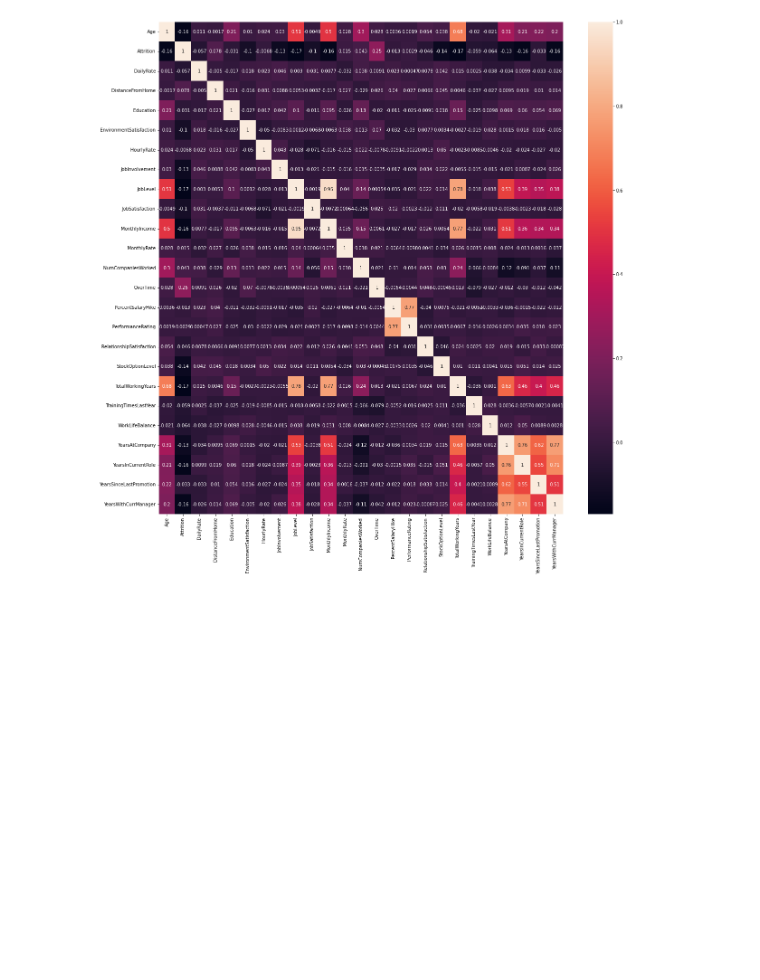
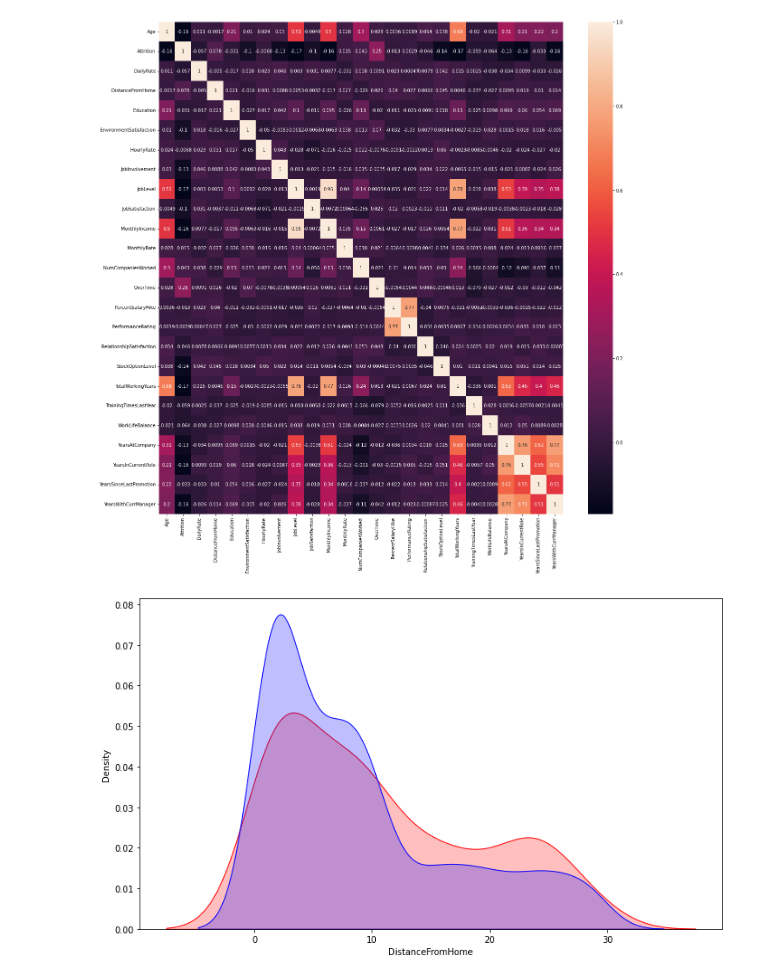
Before and after one commit to FelixEbenezer/ML_DataSicence_IA_Business, a Jupyter notebook: DataScience_for_Business.ipynb, the cells around one changed output. Drawn from its saved outputs; the diff is of its cells as text; code cells hidden in the pictures; blank space fills up the shorter version.

```diff
--- a/DataScience_for_Business.ipynb
+++ b/DataScience_for_Business.ipynb
@@ -220,0 +254,8 @@ sns.heatmap(correlations, annot=True);
+# %%
+# KDE (Kernel Density Estimate)
+plt.figure(figsize=(12,7))
+sns.kdeplot(atri_un['DistanceFromHome'], label = 'Funcionários que saíram', shade = True, color = 'r')
+sns.kdeplot(atri_zero['DistanceFromHome'], label = 'Funcionários que ficaram', shade = True, color = 'b');
+#Dans le graphique ci bas, on peut voir la majorite des employees tant ceux qui sortent ou partent resident entre 0 a 10km de l entreprise
+# %% [output]
+[figure, added]
```
Also changed, not shown: parts of 107 cells of this notebook.
